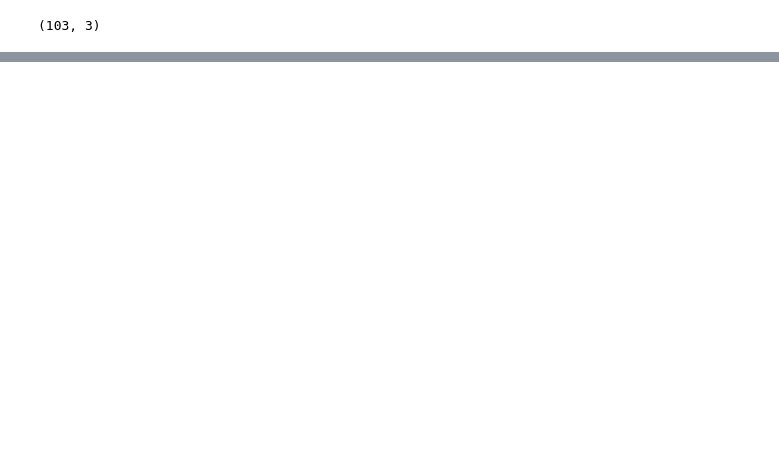
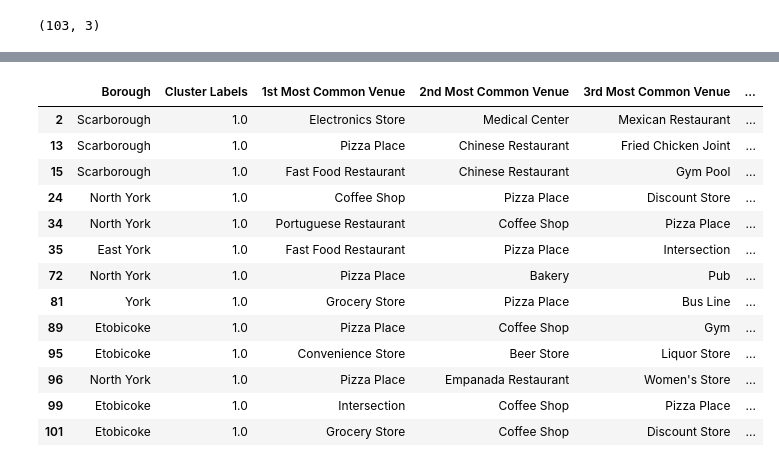
Before and after one commit to Chiara54/github-axample, a Jupyter notebook: toronto neighborhood.ipynb, the cells around one changed output, grey strips where cells are left out. Cells and saved outputs as stored; diff of their text form; code cells hidden in the pictures; blank space fills up the shorter version.

```diff
--- a/toronto neighborhood.ipynb
+++ b/toronto neighborhood.ipynb
@@ -98,0 +473,3 @@ df3.shape
+# %%
+toronto_grouped = toronto_onehot.groupby('Neighborhood').mean().reset_index()
+toronto_grouped
@@ -98,0 +530,6 @@ df3.shape
+# %%
+def return_most_common_venues(row, num_top_venues):
+    row_categories = row.iloc[1:]
+    row_categories_sorted = row_categories.sort_values(ascending=False)
+
+    return row_categories_sorted.index.values[0:num_top_venues]
@@ -98,0 +538,21 @@ df3.shape
+# %%
+num_top_venues = 10
+
+indicators = ['st', 'nd', 'rd']
+
+# create columns according to number of top venues
+columns = ['Neighborhood']
+for ind in np.arange(num_top_venues):
+    try:
+        columns.append('{}{} Most Common Venue'.format(ind+1, indicators[ind]))
+    except:
+        columns.append('{}th Most Common Venue'.format(ind+1))
+
+# create a new dataframe
+neighborhoods_venues_sorted = pd.DataFrame(columns=columns)
+neighborhoods_venues_sorted['Neighborhood'] = toronto_grouped['Neighborhood']
+
+for ind in np.arange(toronto_grouped.shape[0]):
+    neighborhoods_venues_sorted.iloc[ind, 1:] = return_most_common_venues(toronto_grouped.iloc[ind, :], num_top_venues)
+
+neighborhoods_venues_sorted.head()
@@ -98,0 +584,10 @@ df3.shape
+# %%
+# add clustering labels
+#neighborhoods_venues_sorted.insert(0, 'Cluster Labels', kmeans.labels_)
+
+toronto_merged = toronto_data
+
+# merge toronto_grouped with toronto_data to add latitude/longitude for each neighborhood
+toronto_merged = toronto_merged.join(neighborhoods_venues_sorted.set_index('Neighborhood'), on='Neighbourhood')
+
+toronto_merged.head() # check the last columns!
@@ -98,0 +612,17 @@ df3.shape
+# %%
+toronto_merged.loc[toronto_merged['Cluster Labels'] == 1, toronto_merged.columns[[1] + list(range(5, toronto_merged.shape[1]))]]
+# %% [output]
+|  | Borough | Cluster Labels | 1st Most Common Venue | 2nd Most Common Venue | 3rd Most Common Venue | ... |
+| 2 | Scarborough | 1.0 | Electronics Store | Medical Center | Mexican Restaurant | ... |
+| 13 | Scarborough | 1.0 | Pizza Place | Chinese Restaurant | Fried Chicken Joint | ... |
+| 15 | Scarborough | 1.0 | Fast Food Restaurant | Chinese Restaurant | Gym Pool | ... |
+| 24 | North York | 1.0 | Coffee Shop | Pizza Place | Discount Store | ... |
+| 34 | North York | 1.0 | Portuguese Restaurant | Coffee Shop | Pizza Place | ... |
+| 35 | East York | 1.0 | Fast Food Restaurant | Pizza Place | Intersection | ... |
+| 72 | North York | 1.0 | Pizza Place | Bakery | Pub | ... |
+| 81 | York | 1.0 | Grocery Store | Pizza Place | Bus Line | ... |
+| 89 | Etobicoke | 1.0 | Pizza Place | Coffee Shop | Gym | ... |
+| 95 | Etobicoke | 1.0 | Convenience Store | Beer Store | Liquor Store | ... |
+| 96 | North York | 1.0 | Pizza Place | Empanada Restaurant | Women's Store | ... |
+| 99 | Etobicoke | 1.0 | Intersection | Coffee Shop | Pizza Place | ... |
+| 101 | Etobicoke | 1.0 | Grocery Store | Coffee Shop | Discount Store | ... |
```
Also changed, not shown: parts of 52 cells of this notebook.
